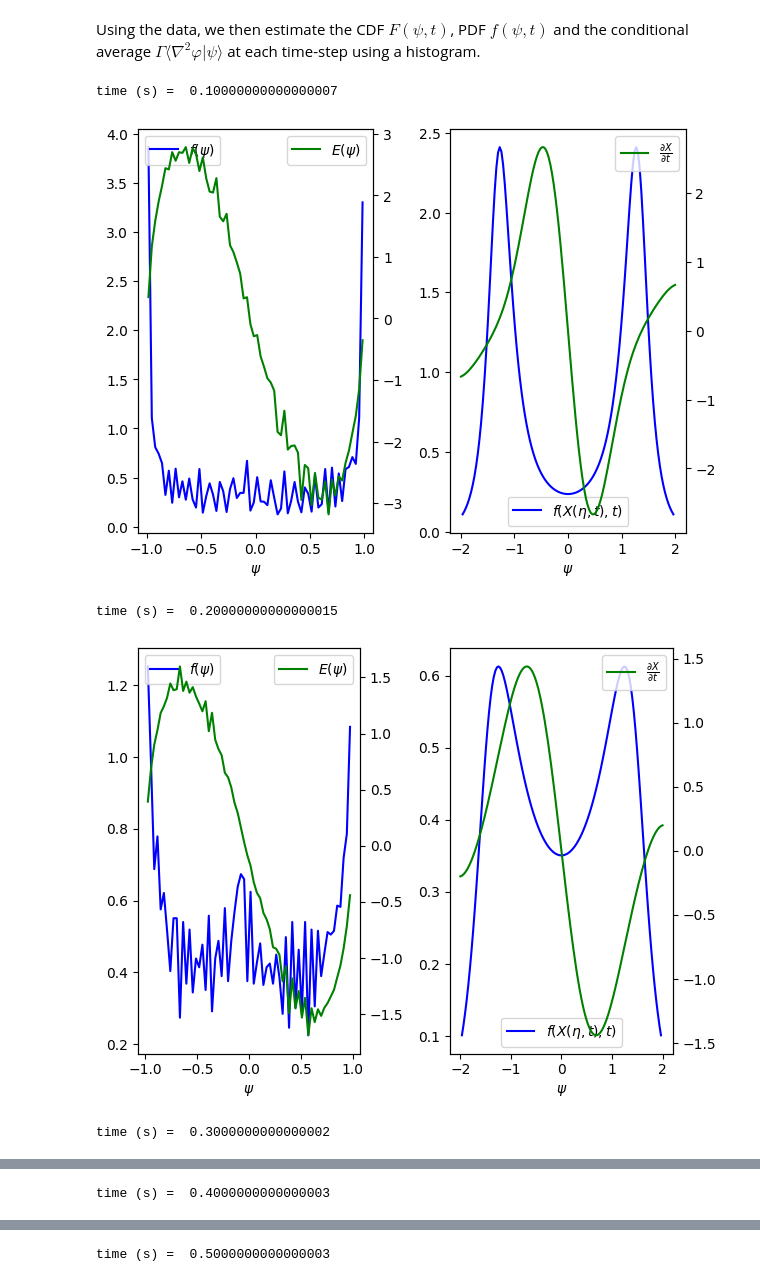
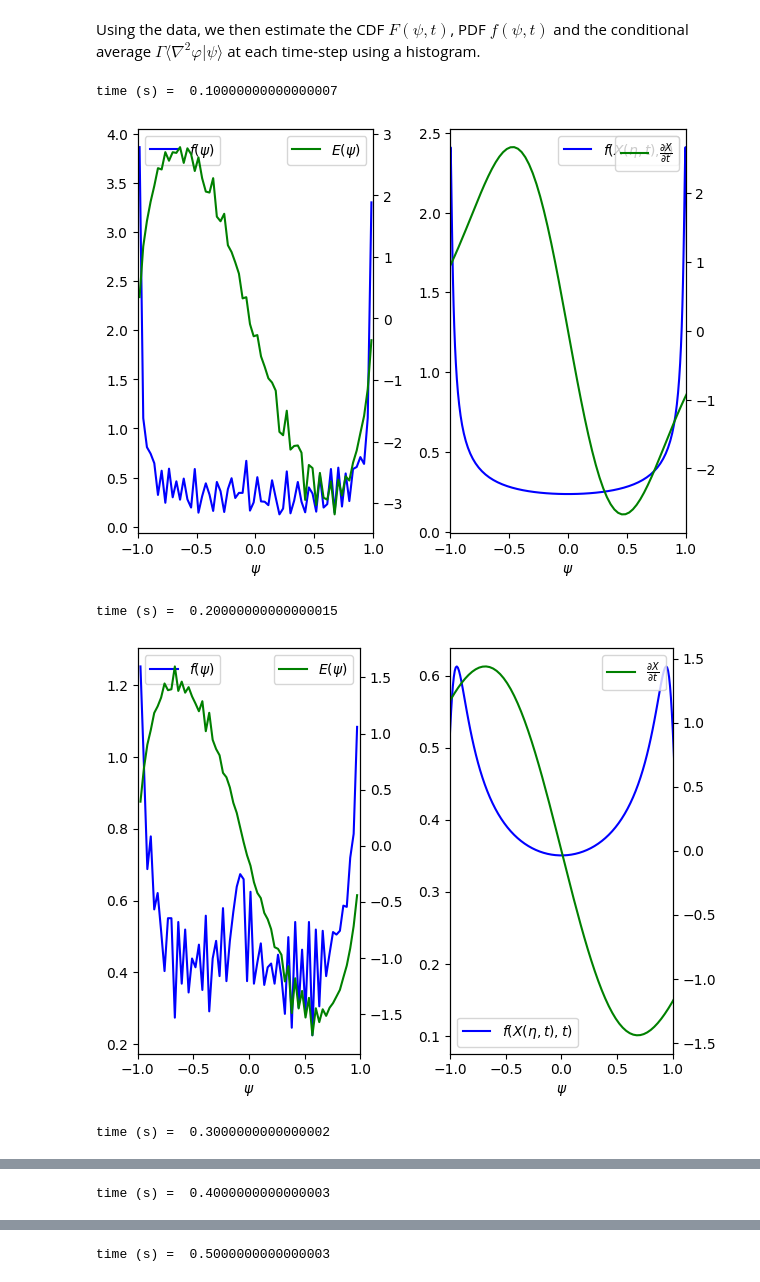
Before and after one commit to mannixp/D.strafity-mapping, a Jupyter notebook: Gaussian_Mapping.ipynb, the cells around one changed output, grey strips where cells are left out. Cells and saved outputs as stored; diff of their text form; code cells hidden in the pictures.

```diff
--- a/Gaussian_Mapping.ipynb
+++ b/Gaussian_Mapping.ipynb
@@ -205,7 +205,7 @@ Below we plot the time evolution of $f(X(\eta,t),t)$ recovered in this manner as
 # Create the map from X to f
 D_η, L_η  = Derivatives(N_η,dη)
 dXdη = ( D_η@(X.T) ).T
-g    = lambda η: (1./np.sqrt(2*np.pi) )*np.exp(-η**2 / 2)
+g    = lambda η: (1./np.sqrt(2*np.pi) )*np.exp(-.5*(η**2))
 
 # Plot
 for n,t in enumerate(T[:-2]):
@@ -218,9 +218,10 @@ for n,t in enumerate(T[:-2]):
 
     fig, (ax1,ax2) = plt.subplots(1,2)
 
-    ax1.plot(η[1:-1],f,'b-',label=r'$f(X(\eta,t),t)$')
+    ax1.plot(X[n,1:-1],f,'b-',label=r'$f(X(\eta,t),t)$')
     ax1.set_xlabel(r'$\psi$',fontsize=20)
     ax1.set_ylabel(r'$f(\psi,t)$',fontsize=20)
+    ax1.set_xlim([-2,2])
 
     ax2.plot(η, (X[n+1,:]  -X[n-1,:])/(2.*Δt),'b-')
     ax2.set_xlabel(r'$\eta$',fontsize=20)
@@ -400,7 +401,7 @@ N_bins = 64
 
 def PDF(S_data,t,N_bins):
 
-  f,s= np.histogram(S_data[t,...].flatten(),bins=N_bins,density=True); # n + 1 (-2)
+  f,s= np.histogram(S_data[t,...].flatten(), bins=N_bins,density=True); # n + 1 (-2)
   s  = 0.5*(s[1:] + s[:-1]); ds = s[1] - s[0];
   F  = np.cumsum(f)*ds
 
@@ -416,35 +417,41 @@ def D2(S_data,Lap_S_data,t, N_bins):
 
   return E
 
 for n,t in enumerate(times):
 
   if (n%100 == 0) and (n != 0):
 
     print('time (s) = ',t,'\n')
     F,f,s = PDF(S_data,n,N_bins)
     E = D2(S_data,Lap_S_data,n, N_bins)
 
     fig, (ax1,ax2) = plt.subplots(1,2)
 
     ax1.plot(s,f,'b-',label=r'$f(\psi)$')
     ax1.legend(loc=2)
     ax1R = ax1.twinx()
     ax1R.plot(s,E,'g-',label=r'$E(\psi)$')
     ax1R.legend(loc=1)
     ax1.set_xlabel(r'$\psi$')
+    ax1.set_xlim([-1,1])
+    #ax1.set_ylim([0,1.5])
+
 
     f = g(η[1:-1])/dXdη[n,1:-1]
-    ax2.plot(η[1:-1],f,'b-',label=r'$f(X(\eta,t),t)$')
+    ax2.plot(X[n,1:-1],f,'b-',label=r'$f(X(\eta,t),t)$')
     ax2.legend()
     ax2R = ax2.twinx()
     ax2R.plot(η, (X[n+1,:]  -X[n-1,:])/(2.*Δt),'g-',label=r'$\frac{\partial X}{\partial t}$')
     ax2R.legend()
     ax2.set_xlabel(r'$\psi$')
+    ax2.set_xlim([-1,1])
+    #ax2.set_ylim([0,1.5])
+
     plt.tight_layout()
     plt.show()
 # %% [output]
 time (s) =  0.10000000000000007
-[figure, old version]
+[figure, new version]
 time (s) =  0.20000000000000015
-[figure, old version]
+[figure, new version]
 time (s) =  0.3000000000000002
```
Also changed, not shown: parts of 2 cells of this notebook.
